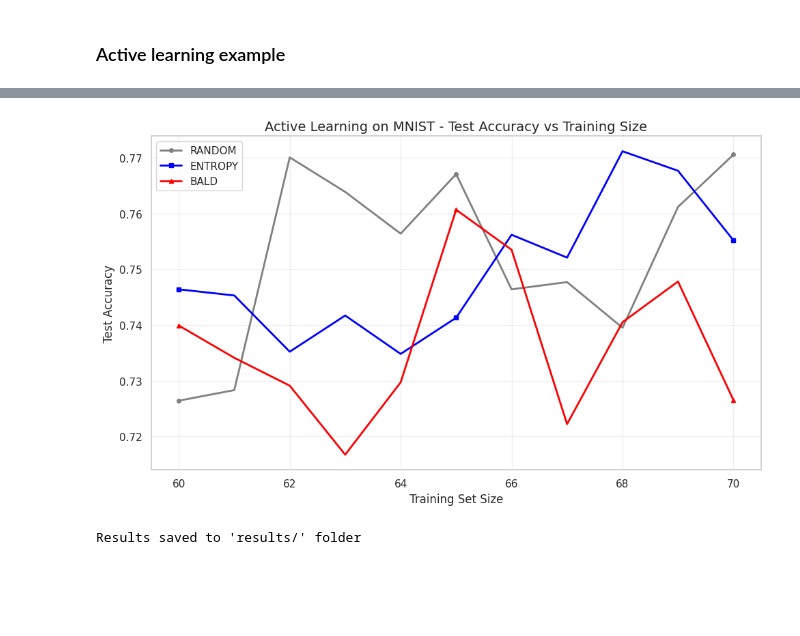
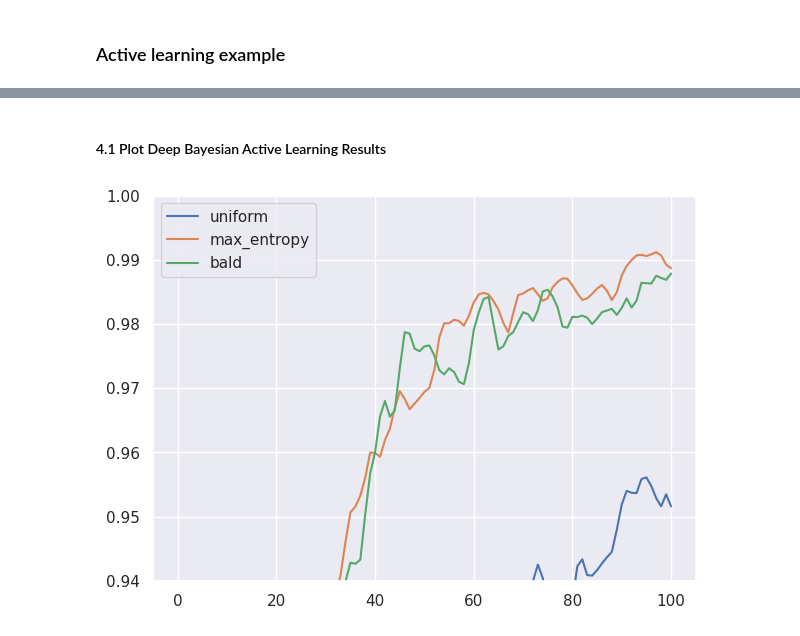
Before and after one commit to Leonid-Erlygin/seminars, a Jupyter notebook: spring_2025/seminar_ue_en.ipynb, the cells around one changed output, grey strips where cells are left out. Saved outputs shown, nothing was run; the diff lists cells and outputs as text; code cells hidden in the pictures; blank space fills up the shorter version.

```diff
--- a/spring_2025/seminar_ue_en.ipynb
+++ b/spring_2025/seminar_ue_en.ipynb
@@ -682,0 +1415,5 @@ KeyboardInterrupt:
+# %%
+y_train_All_9 = y_train_All == 9
+y_val_9 = y_val == 9
+y_pool_9 = y_pool == 9
+y_test_9 = y_test == 9
@@ -682,0 +1766,38 @@ KeyboardInterrupt:
+# %%
+results = dict()
+
+
+for i, acq_func in enumerate(ACQ_FUNCS):
+    avg_hist = []
+    test_scores = []
+    acq_func_name = str(acq_func).split(" ")[1]
+    print(f"\n---------- Start {acq_func_name} training! ----------")
+    for e in range(EXPERIMENTS):
+        start_time = time.time()
+        estimator = load_CNN_model()
+        print(f"********** Experiment Iterations: {e+1}/{EXPERIMENTS} **********")
+        training_hist, test_score = active_learning_procedure(
+            query_strategy=acq_func,
+            X_val=X_val,
+            y_val=y_val,
+            X_test=X_test,
+            y_test=y_test,
+            X_pool=X_pool,
+            y_pool=y_pool,
+            X_init=X_init,
+            y_init=y_init,
+            estimator=estimator,
+            T=DROPOUT_ITER,
+            n_query=N_QUERY,
+        )
+        avg_hist.append(training_hist)
+        test_scores.append(test_score)
+        print_elapsed_time(start_time, e + 1, acq_func_name)
+    avg_hist = np.average(np.array(avg_hist), axis=0)
+    avg_test = sum(test_scores) / len(test_scores)
+    print(f"Average Test score for {acq_func_name}: {avg_test}")
+    results[acq_func_name] = avg_hist
+    save_as_npy(data=avg_hist, name=acq_func_name)
+
+
+print("--------------- Done Training! ---------------")
@@ -683,5 +1822,6 @@ KeyboardInterrupt:
+# %% [markdown]
+#### 4.1 Plot Deep Bayesian Active Learning Results
 # %%
-plot_results(results)
+plot_results(data=results)
 # %% [output]
-[figure, old version]
+[figure, new version]
-Results saved to 'results/' folder
```
Also changed, not shown: parts of 51 cells of this notebook, 6 other files.
